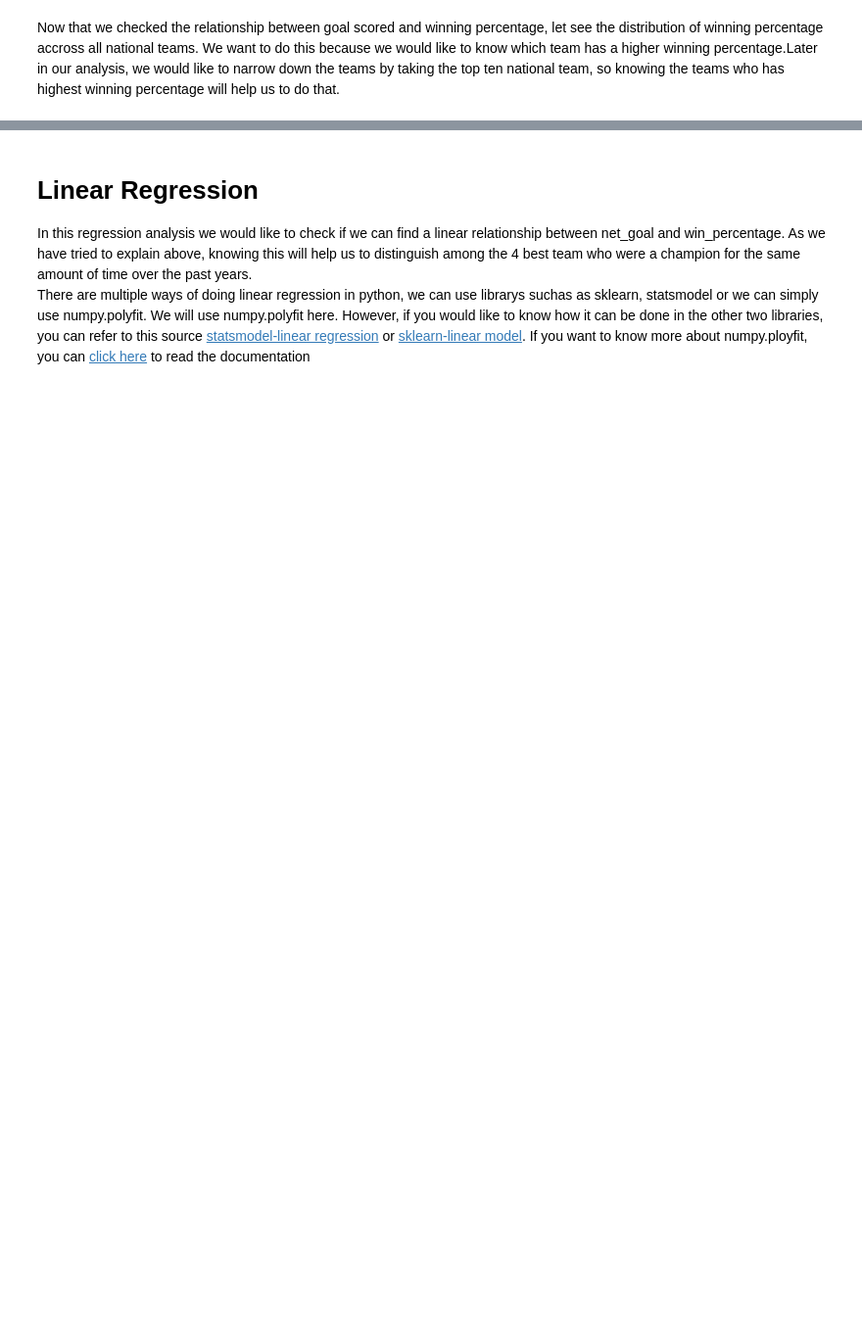
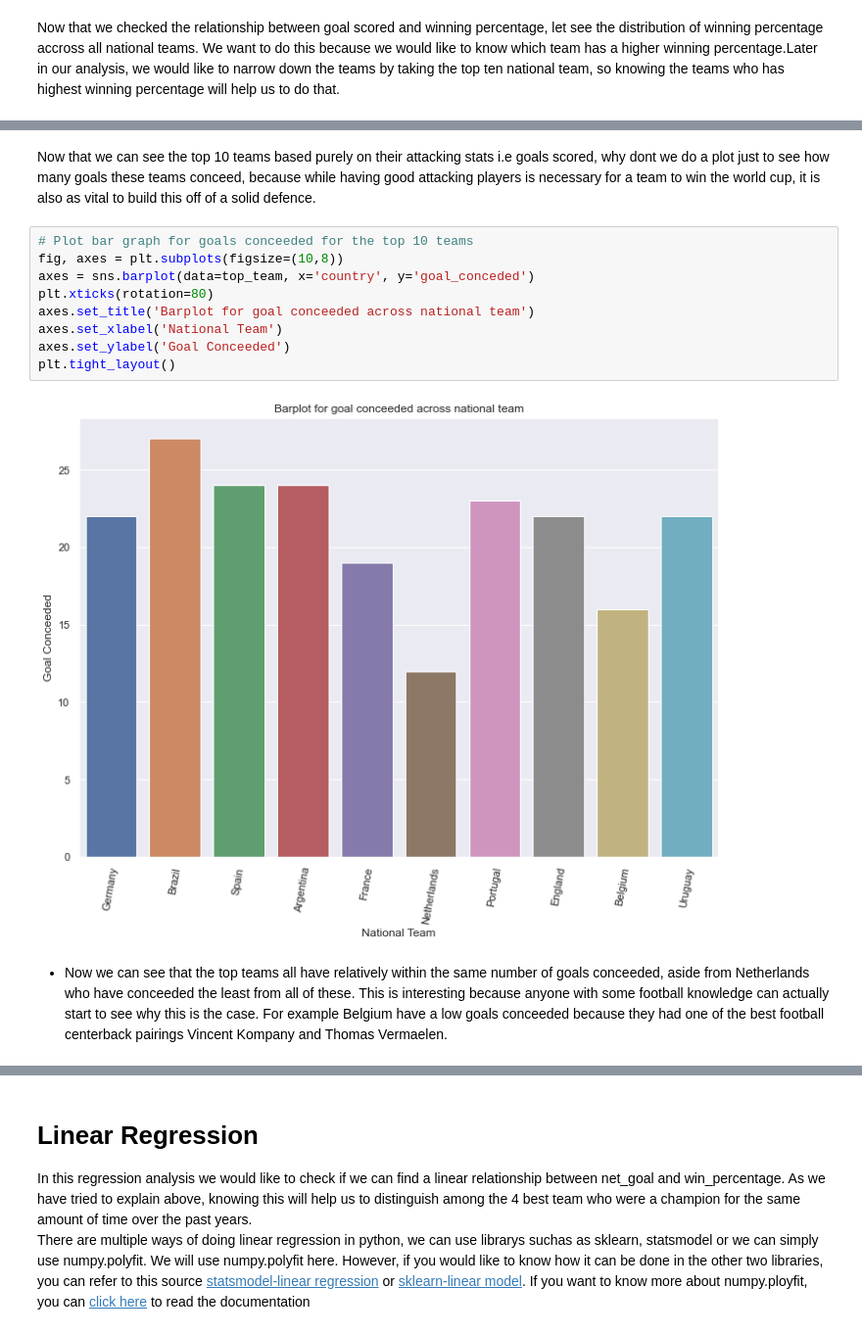
Before and after one commit to natiwb/FootballAnalysis320, a Jupyter notebook: FootballAnalysis320.ipynb, the cells around one changed output, grey strips where cells are left out. Shown: that part at 98% size. Saved outputs shown, nothing was run; the diff lists cells and outputs as text; blank space fills up the shorter version.

Commit message:
goals conceeded plot added, additional information and typos corrected. Prose being added to as well

```diff
--- a/FootballAnalysis320.ipynb
+++ b/FootballAnalysis320.ipynb
@@ -245 +245,16 @@ top_team
+# %% [markdown]
+Now that we can see the top 10 teams based purely on their attacking stats i.e goals scored, why dont we do a plot just to see how many goals these teams conceed, because while having good attacking players is necessary for a team to win the world cup, it is also as vital to build this off of a solid defence.
+# %%
+# Plot bar graph for goals conceeded for the top 10 teams
+fig, axes = plt.subplots(figsize=(10,8))
+axes = sns.barplot(data=top_team, x='country', y='goal_conceded')
+plt.xticks(rotation=80)
+axes.set_title('Barplot for goal conceeded across national team')
+axes.set_xlabel('National Team')
+axes.set_ylabel('Goal Conceeded')
+plt.tight_layout()
+# %% [output]
+[figure, added]
+# %% [markdown]
+- Now we can see that the top teams all have relatively within the same number of goals conceeded, aside from Netherlands who have conceeded the least from all of these. This is interesting because anyone with some football knowledge can actually start to see why this is the case. For example Belgium have a low goals conceeded because they had one of the best football centerback pairings Vincent Kompany and Thomas Vermaelen.
 # %% [markdown]
```
Also changed, not shown: parts of 14 cells of this notebook.
